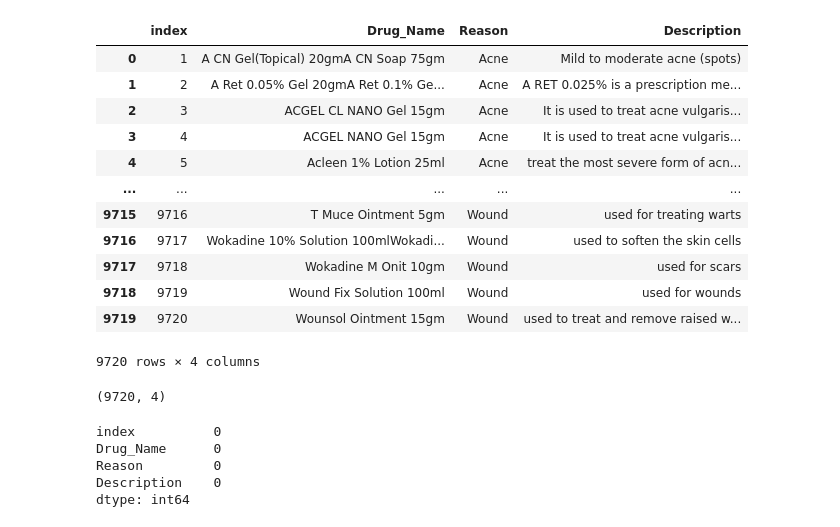
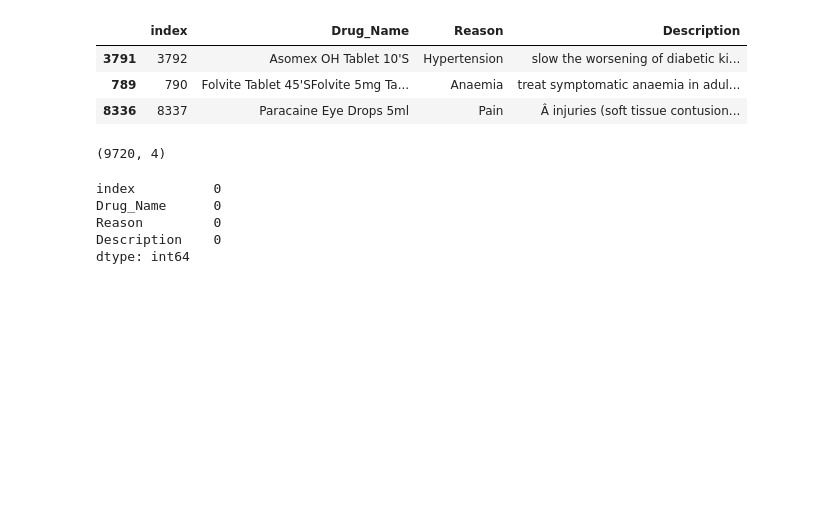
Before and after one commit to Manas8260/Medicine-Recommendation-Systems, a Jupyter notebook: Medicine Recommendation System.ipynb, the cells around one changed output. Cells and saved outputs as stored; diff of their text form; code cells hidden in the pictures; blank space fills up the shorter version.

```diff
--- a/Medicine Recommendation System.ipynb
+++ b/Medicine Recommendation System.ipynb
@@ -4,21 +7,12 @@ import numpy as np
 # %%
 data = pd.read_csv("medicine.csv")
 # %%
-data
+data.sample(3)
 # %% [output]
 |  | index | Drug_Name | Reason | Description |
-| 0 | 1 | A CN Gel(Topical) 20gmA CN Soap 75gm | Acne | Mild to moderate acne (spots) |
-| 1 | 2 | A Ret 0.05% Gel 20gmA Ret 0.1% Ge... | Acne | A RET 0.025% is a prescription me... |
-| 2 | 3 | ACGEL CL NANO Gel 15gm | Acne | It is used to treat acne vulgaris... |
-| 3 | 4 | ACGEL NANO Gel 15gm | Acne | It is used to treat acne vulgaris... |
-| 4 | 5 | Acleen 1% Lotion 25ml | Acne | treat the most severe form of acn... |
-| ... | ... | ... | ... | ... |
-| 9715 | 9716 | T Muce Ointment 5gm | Wound | used for treating warts |
-| 9716 | 9717 | Wokadine 10% Solution 100mlWokadi... | Wound | used to soften the skin cells |
-| 9717 | 9718 | Wokadine M Onit 10gm | Wound | used for scars |
-| 9718 | 9719 | Wound Fix Solution 100ml | Wound | used for wounds |
-| 9719 | 9720 | Wounsol Ointment 15gm | Wound | used to treat and remove raised w... |
+| 3791 | 3792 | Asomex OH Tablet 10'S | Hypertension | slow the worsening of diabetic ki... |
+| 789 | 790 | Folvite Tablet 45'SFolvite 5mg Ta... | Anaemia | treat symptomatic anaemia in adul... |
+| 8336 | 8337 | Paracaine Eye Drops 5ml | Pain | Â injuries (soft tissue contusion... |
-9720 rows × 4 columns
 # %%
 data.shape
 # %% [output]
```
Also changed, not shown: parts of 5 cells of this notebook.
